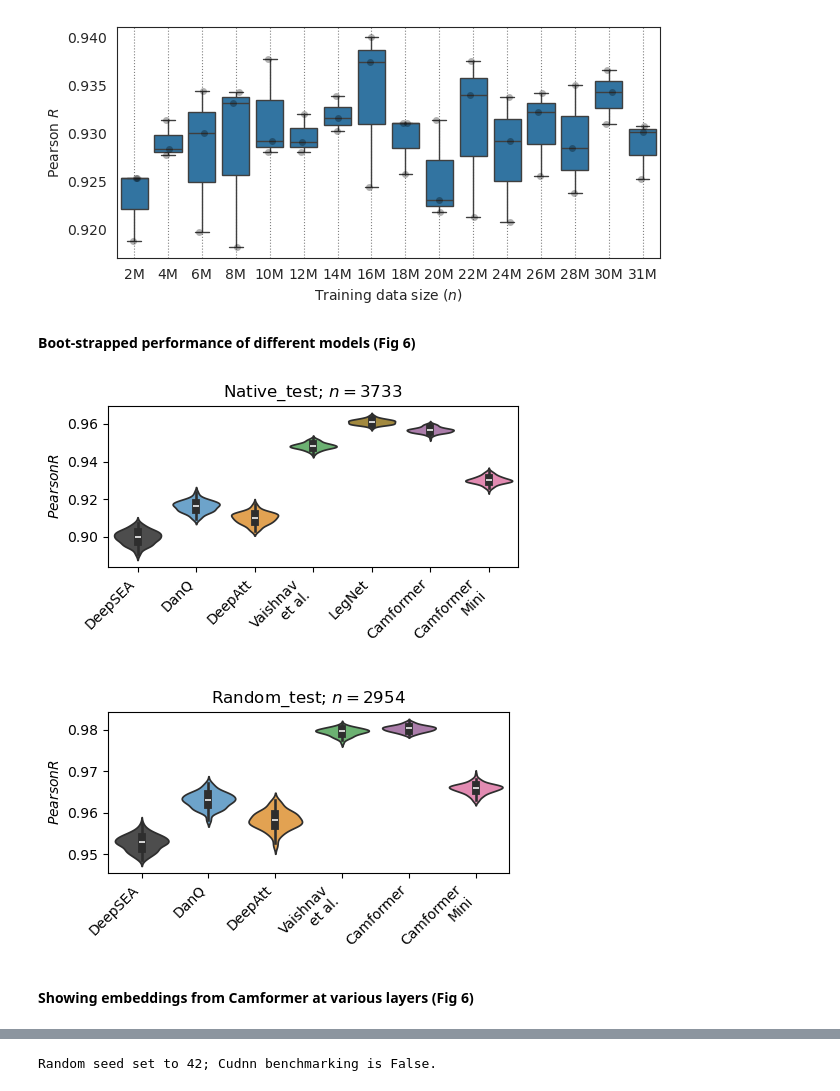
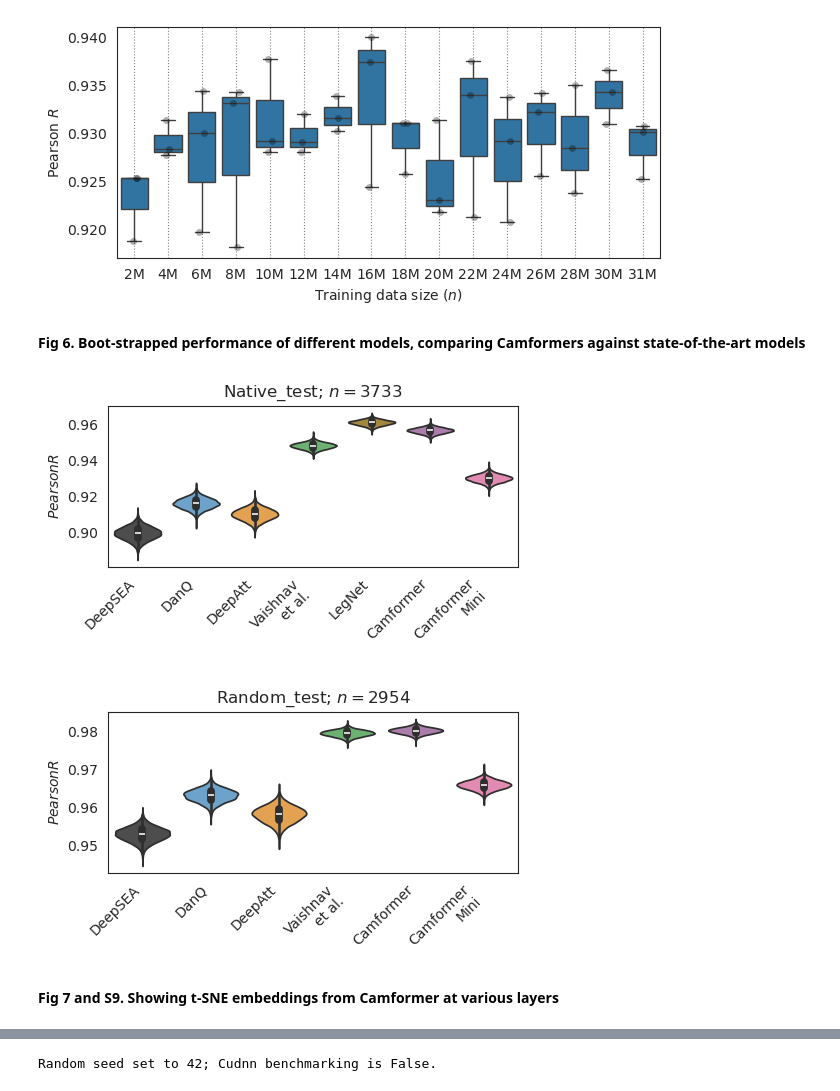
Before and after one commit to gautammalik-git/Camformer, a Jupyter notebook: gen_figs.ipynb, the cells around one changed output, grey strips where cells are left out. Drawn from its saved outputs; the diff is of its cells as text; code cells hidden in the pictures.

Commit message:
missing figures added and the corresponding scripts completed in gen_figs.ipynb

```diff
--- a/gen_figs.ipynb
+++ b/gen_figs.ipynb
@@ -249,7 +305,7 @@ sys.stdout = original_stdout
 [figure]
 [figure]
 # %% [markdown]
-**Boot-strapped performance of different models (Fig 6)**
+**Fig 6. Boot-strapped performance of different models, comparing Camformers against state-of-the-art models**
 # %%
 model_pred_files = {
     'DeepSEA': "~/SBLab/evolution/manuscript_code/model/results_summary/Native_test_DeepSEA_model.csv",
@@ -261,24 +317,26 @@ model_pred_files = {
     'Camformer\nMini': "./results/Camformer_predictions/Native_test_Camformer-Mini_model.csv"
 }
 
-generate_bootstrap_violin_plots(model_pred_files, n_bootstrap=100, fig_title="Native_test") #set n_bootstra=10000, for reproducing fig in the paper
+#set n_bootstra=10000, for reproducing fig in the paper; It takes approx 2 minutes
+generate_bootstrap_violin_plots(model_pred_files, n_bootstrap=10000, fig_title="Native_test", save_dir=f"{FIG_PATH}")
 # %% [output]
-[figure, old version]
+[figure, new version]
 # %%
 model_pred_files = {
     'DeepSEA': "~/SBLab/evolution/manuscript_code/model/results_summary/Random_test_DeepSEA_model.csv",
     'DanQ': "~/SBLab/evolution/manuscript_code/model/results_summary/Random_test_DanQ_model.csv",
     'DeepAtt': "~/SBLab/evolution/manuscript_code/model/results_summary/Random_test_DeepAtt_model.csv",
     'Vaishnav\net al.': "~/SBLab/evolution/manuscript_code/model/results_summary/Random_test_gpu_model.csv",
     'Camformer': "./results/Camformer_predictions/Random_test_Camformer_model.csv",
     'Camformer\nMini': "./results/Camformer_predictions/Random_test_Camformer-Mini_model.csv"
 }
 
-generate_bootstrap_violin_plots(model_pred_files, n_bootstrap=100, fig_title="Random_test") #set n_bootstra=10000, for reproducing fig in the paper
+#set n_bootstra=10000, for reproducing fig in the paper; It takes approx 2 minutes
+generate_bootstrap_violin_plots(model_pred_files, n_bootstrap=10000, fig_title="Random_test", save_dir=f"{FIG_PATH}")
 # %% [output]
-[figure, old version]
+[figure, new version]
 # %% [markdown]
-**Showing embeddings from Camformer at various layers (Fig 6)**
+**Fig 7 and S9. Showing t-SNE embeddings from Camformer at various layers**
 # %%
 import numpy as np
 from base.plot_utils import scale_predictions
```
Also changed, not shown: parts of 17 cells of this notebook, 20 other files.
